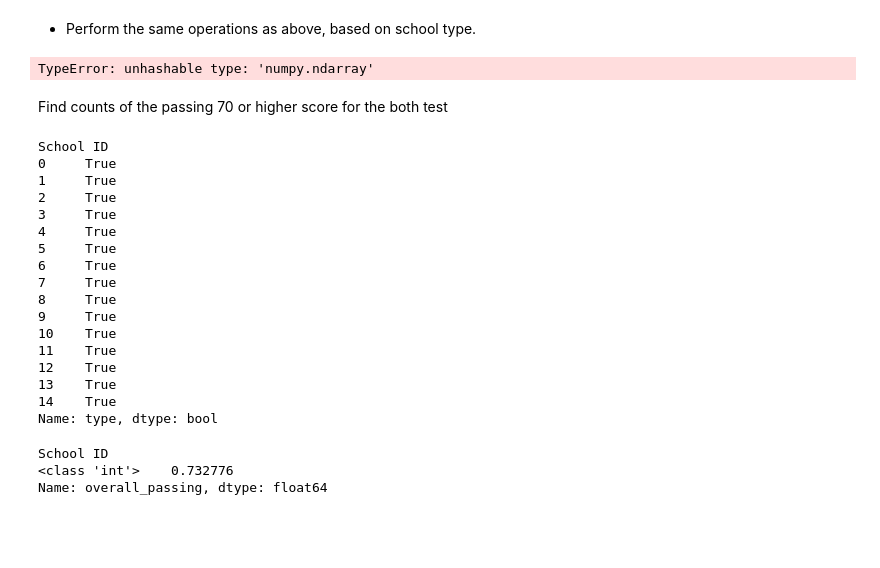
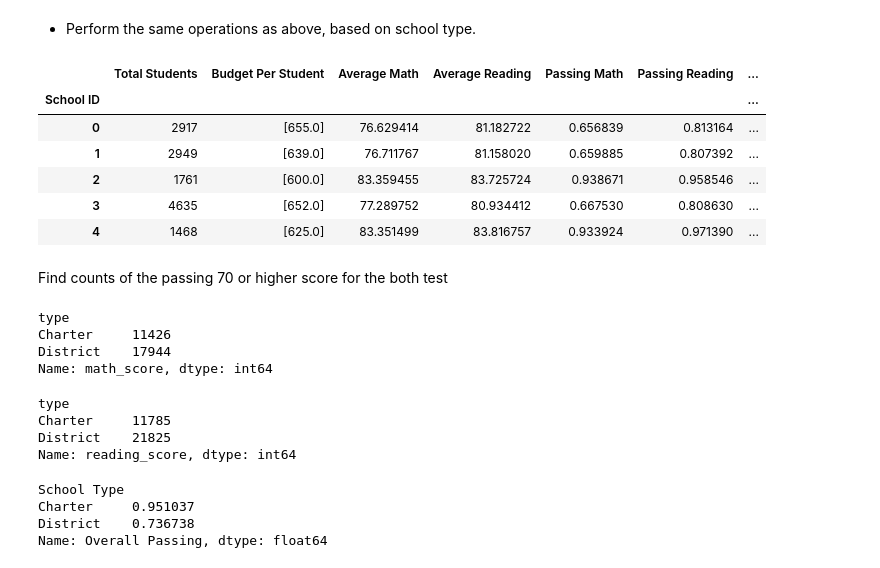
Before and after one commit to jvincent1113/Python_Lab_Assignment, a Jupyter notebook: Python_Lab_Assignment_JVGiannantonio.ipynb, the cells around one changed output. Saved outputs shown, nothing was run; the diff lists cells and outputs as text; code cells hidden in the pictures; blank space fills up the shorter version.

```diff
--- a/Python_Lab_Assignment_JVGiannantonio.ipynb
+++ b/Python_Lab_Assignment_JVGiannantonio.ipynb
@@ -656,0 +632,7 @@ total_reading['total_students'].sum()
+# %%
+# math_pass_size
+school_complete['School Size'] = pd.cut(passing_math.groupby('School ID')['Student ID'].nunique(), bins=size_bins, labels=group_name)
+
+passing_math = school_complete[school_complete['math_score'] >= 70]
+
+passing_math.groupby('School Size')['Total'].sum()
@@ -670,37 +670,44 @@ Name: overall_passing, dtype: float64
 # %%
 # Create bins and groups, school type {'Charter', 'District'}
 
-df.groupby('type').get_group('Charter')
+stype=school_complete.groupby('School ID')['type'].agg('first')
+sss["School Type"]=stype
+
+sss.head()
 # %% [output]
-TypeError: unhashable type: 'numpy.ndarray'
+|  | Total Students | Budget Per Student | Average Math | Average Reading | Passing Math | Passing Reading | ... |
+| School ID |  |  |  |  |  |  | ... |
+| 0 | 2917 | [655.0] | 76.629414 | 81.182722 | 0.656839 | 0.813164 | ... |
+| 1 | 2949 | [639.0] | 76.711767 | 81.158020 | 0.659885 | 0.807392 | ... |
+| 2 | 1761 | [600.0] | 83.359455 | 83.725724 | 0.938671 | 0.958546 | ... |
+| 3 | 4635 | [652.0] | 77.289752 | 80.934412 | 0.667530 | 0.808630 | ... |
+| 4 | 1468 | [625.0] | 83.351499 | 83.816757 | 0.933924 | 0.971390 | ... |
 # %% [markdown]
 Find counts of the passing 70 or higher score for the both test
 # %%
 # math pass size
+
+passing_math.groupby('type')['math_score'].count()
 # %% [output]
-School ID
-0     True
-1     True
-2     True
-3     True
-4     True
-5     True
-6     True
-7     True
-8     True
-9     True
-10    True
-11    True
-12    True
-13    True
-14    True
-Name: type, dtype: bool
+type
+Charter     11426
+District    17944
+Name: math_score, dtype: int64
 # %%
 # reading pass size
+
+passing_reading.groupby('type')['reading_score'].count()
+# %% [output]
+type
+Charter     11785
+District    21825
+Name: reading_score, dtype: int64
 # %%
 # Calculate the overall passing rate
-df.groupby(type)['overall_passing'].mean()
+
+sss.groupby('School Type')['Overall Passing'].mean()
 # %% [output]
-School ID
-<class 'int'>    0.732776
-Name: overall_passing, dtype: float64
+School Type
+Charter     0.951037
+District    0.736738
+Name: Overall Passing, dtype: float64
```
Also changed, not shown: parts of 22 cells of this notebook.
